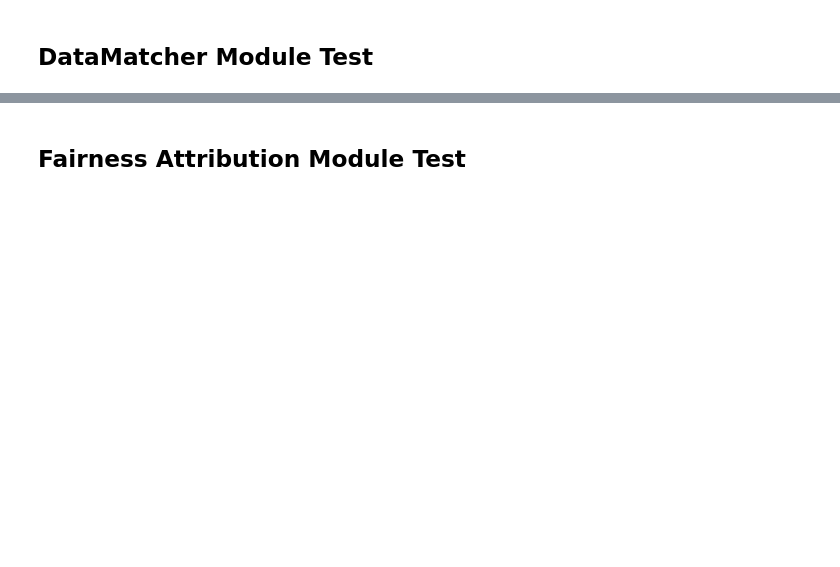
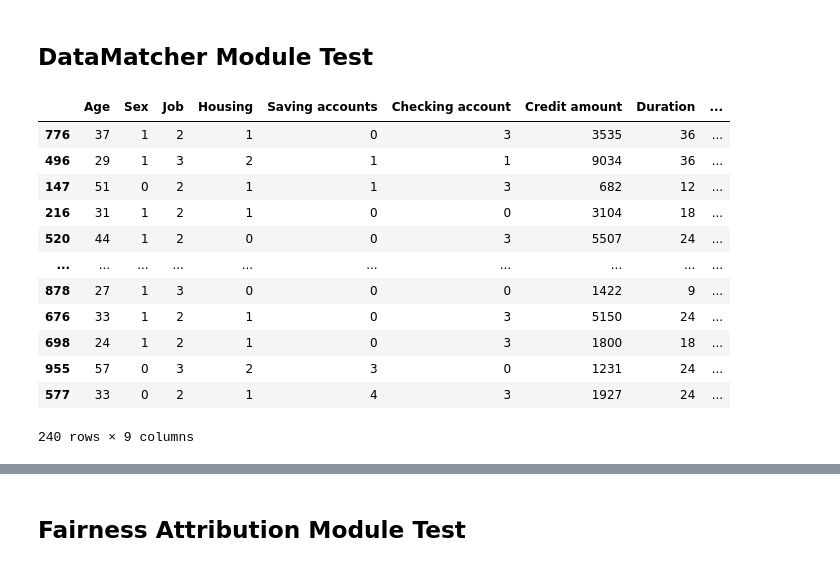
Before and after one commit to youlei202/FairSHAP, a Jupyter notebook: poc_german_credit.ipynb, the cells around one changed output, grey strips where cells are left out. Cells and saved outputs as stored; diff of their text form; code cells hidden in the pictures; blank space fills up the shorter version.

```diff
--- a/poc_german_credit.ipynb
+++ b/poc_german_credit.ipynb
@@ -103,3 +214,19 @@ from src.matching import NearestNeighborDataMatcher
 X_observe = X_train
 # %%
 matching = NearestNeighborDataMatcher(X_labeled=X_observe, X_unlabeled=X_unlabeled).match(n_neighbors=2)
+# %%
+X_observe
+# %% [output]
+|  | Age | Sex | Job | Housing | Saving accounts | Checking account | Credit amount | Duration | ... |
+| 776 | 37 | 1 | 2 | 1 | 0 | 3 | 3535 | 36 | ... |
+| 496 | 29 | 1 | 3 | 2 | 1 | 1 | 9034 | 36 | ... |
+| 147 | 51 | 0 | 2 | 1 | 1 | 3 | 682 | 12 | ... |
+| 216 | 31 | 1 | 2 | 1 | 0 | 0 | 3104 | 18 | ... |
+| 520 | 44 | 1 | 2 | 0 | 0 | 3 | 5507 | 24 | ... |
+| ... | ... | ... | ... | ... | ... | ... | ... | ... | ... |
+| 878 | 27 | 1 | 3 | 0 | 0 | 0 | 1422 | 9 | ... |
+| 676 | 33 | 1 | 2 | 1 | 0 | 3 | 5150 | 24 | ... |
+| 698 | 24 | 1 | 2 | 1 | 0 | 3 | 1800 | 18 | ... |
+| 955 | 57 | 0 | 3 | 2 | 3 | 0 | 1231 | 24 | ... |
+| 577 | 33 | 0 | 2 | 1 | 4 | 3 | 1927 | 24 | ... |
+240 rows × 9 columns
```
Also changed, not shown: parts of 33 cells of this notebook, 1 other file.
